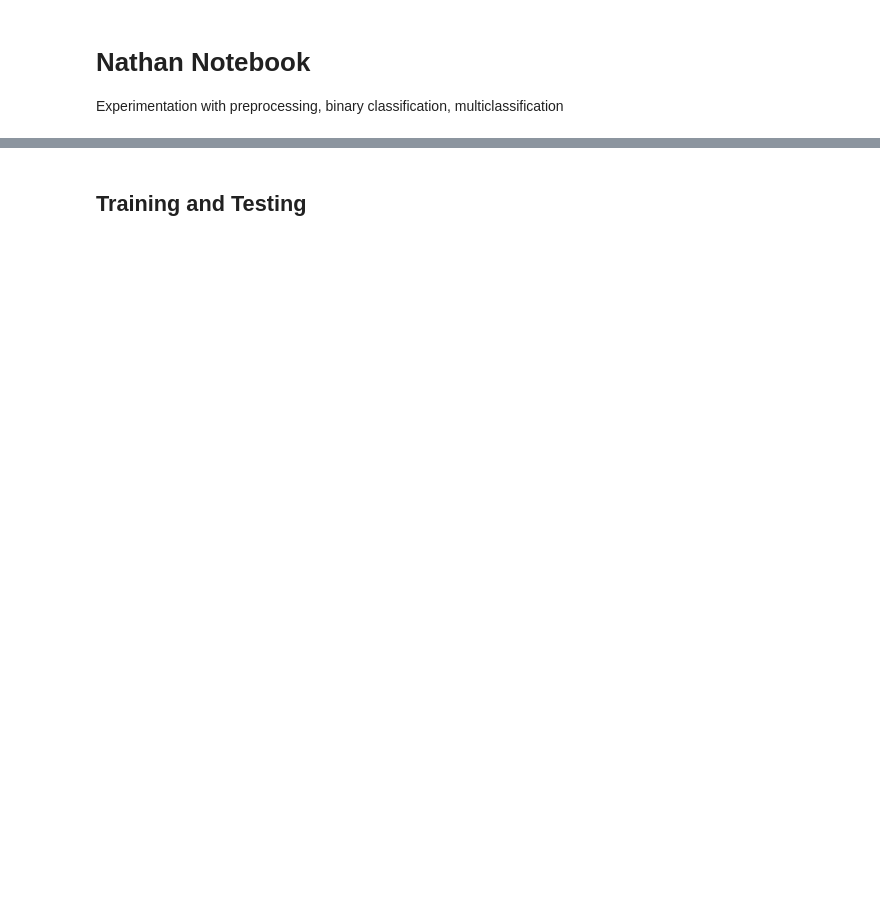
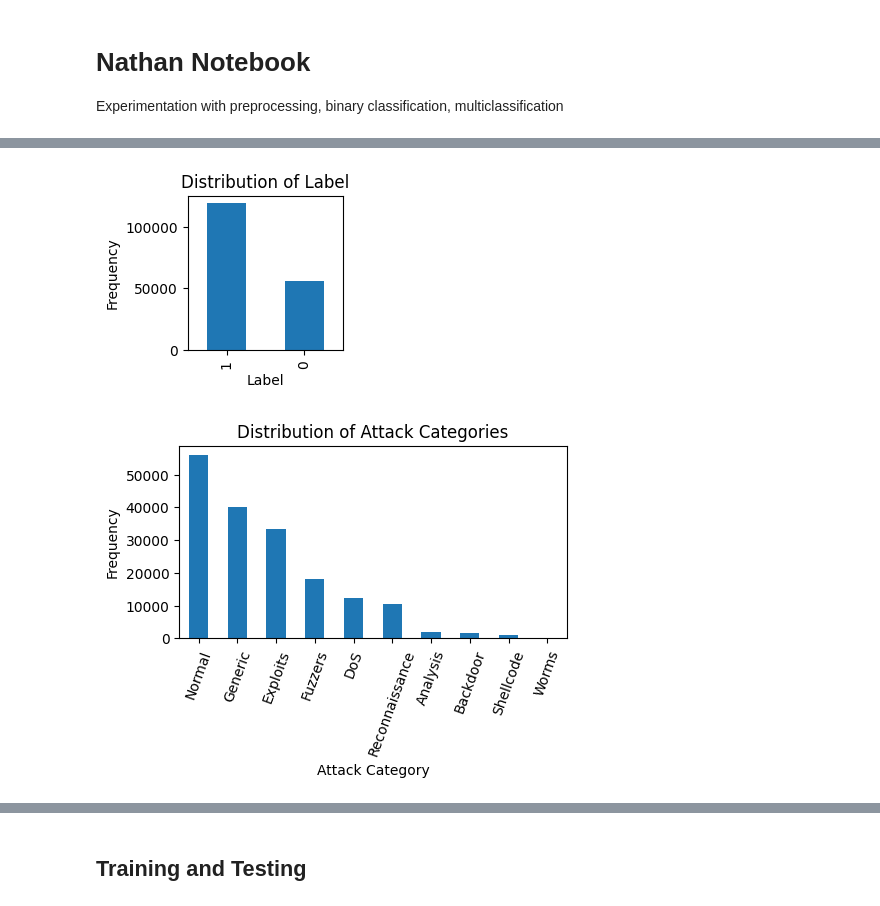
Before and after one commit to cs573-spring24-HYPP/cs573-final, a Jupyter notebook: CS_573_Nathan.ipynb, the cells around one changed output, grey strips where cells are left out. Cells and saved outputs as stored; diff of their text form; code cells hidden in the pictures; blank space fills up the shorter version.

```diff
--- a/CS_573_Nathan.ipynb
+++ b/CS_573_Nathan.ipynb
@@ -244,0 +283,10 @@ Encoded Training Data:
+# %%
+# Check distribution of the 'label' feature
+label_distribution = train_df['label'].value_counts()
+print("Distribution of 'label':")
+print(label_distribution)
+
+# Check distribution of the 'attack_cat' feature
+attack_cat_distribution = train_df['attack_cat'].value_counts()
+print("Distribution of 'attack_cat':")
+print(attack_cat_distribution)
@@ -244,0 +312,20 @@ Encoded Training Data:
+# %%
+# Plot for 'label' distribution
+plt.figure(figsize=(2, 2))
+label_distribution.plot(kind='bar')
+plt.title('Distribution of Label')
+plt.xlabel('Label')
+plt.ylabel('Frequency')
+plt.show()
+
+# Plot for 'attack_cat' distribution
+plt.figure(figsize=(5, 2.5))
+attack_cat_distribution.plot(kind='bar')
+plt.title('Distribution of Attack Categories')
+plt.xlabel('Attack Category')
+plt.ylabel('Frequency')
+plt.xticks(rotation=70) # Readability
+plt.show()
+# %% [output]
+[figure, added]
+[figure, added]
```
Also changed, not shown: parts of 31 cells of this notebook.
